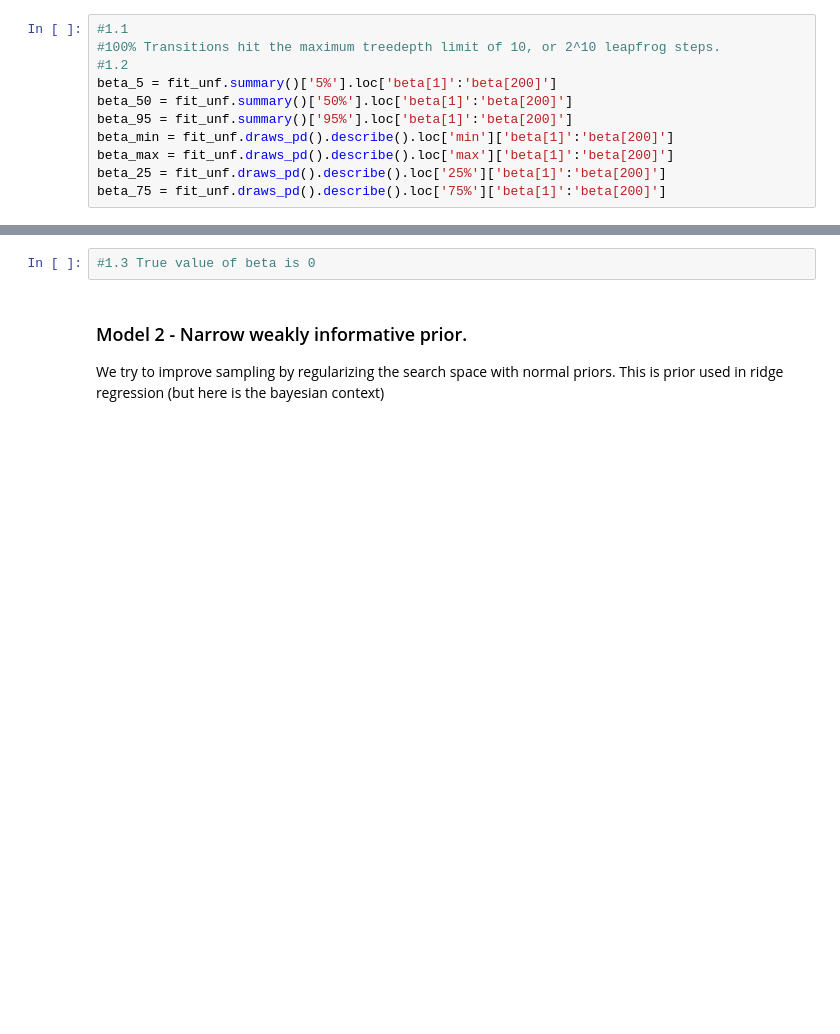
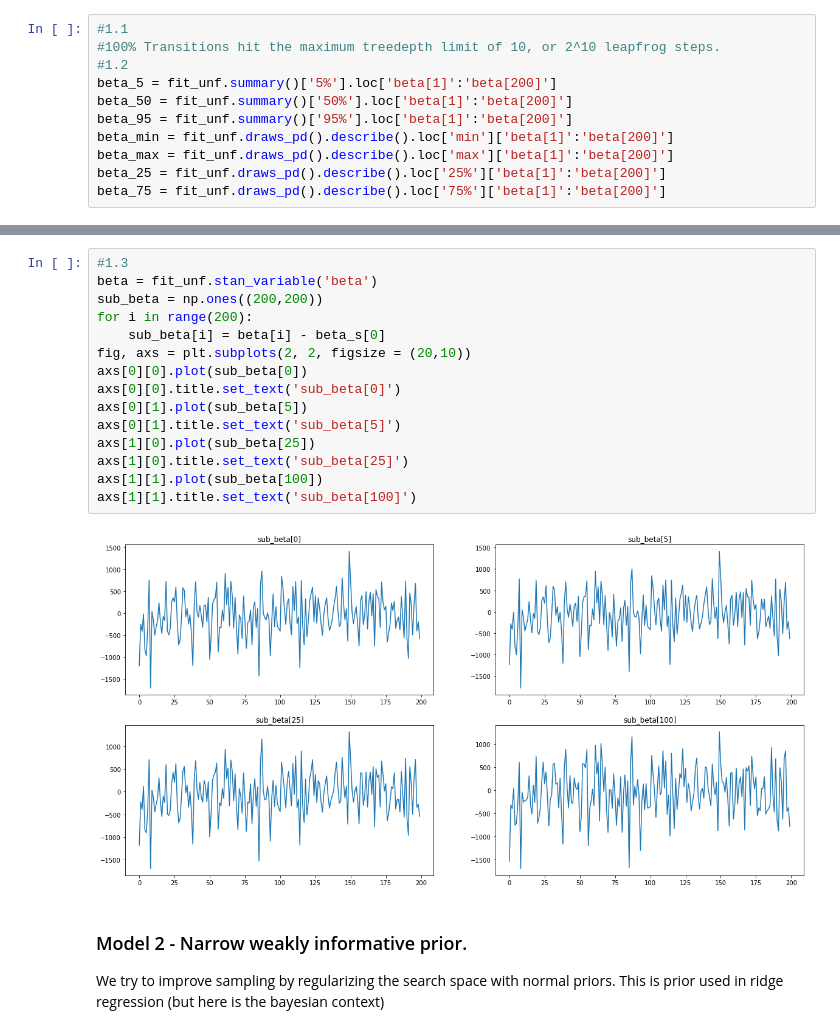
Before and after one commit to Sygutskies/Data_Analytics, a Jupyter notebook: ex_4/sparsity.ipynb, the cells around one changed output, grey strips where cells are left out. Cells and saved outputs as stored; diff of their text form; blank space fills up the shorter version.

```diff
--- a/ex_4/sparsity.ipynb
+++ b/ex_4/sparsity.ipynb
@@ -133,5 +140,20 @@ plt.show()
-# %%
-#1.3 True value of beta is 0
+# %%
+#1.3
+beta = fit_unf.stan_variable('beta')
+sub_beta = np.ones((200,200))
+for i in range(200):
+    sub_beta[i] = beta[i] - beta_s[0]
+fig, axs = plt.subplots(2, 2, figsize = (20,10))
+axs[0][0].plot(sub_beta[0])
+axs[0][0].title.set_text('sub_beta[0]')
+axs[0][1].plot(sub_beta[5])
+axs[0][1].title.set_text('sub_beta[5]')
+axs[1][0].plot(sub_beta[25])
+axs[1][0].title.set_text('sub_beta[25]')
+axs[1][1].plot(sub_beta[100])
+axs[1][1].title.set_text('sub_beta[100]')
+# %% [output]
+[figure, added]
 # %% [markdown]
 ### Model 2 - Narrow weakly informative prior.
 We try to improve sampling by regularizing the search space with normal priors. This is prior used in ridge regression (but here is the bayesian context)
```
Also changed, not shown: parts of 14 cells of this notebook, 3 other files.
